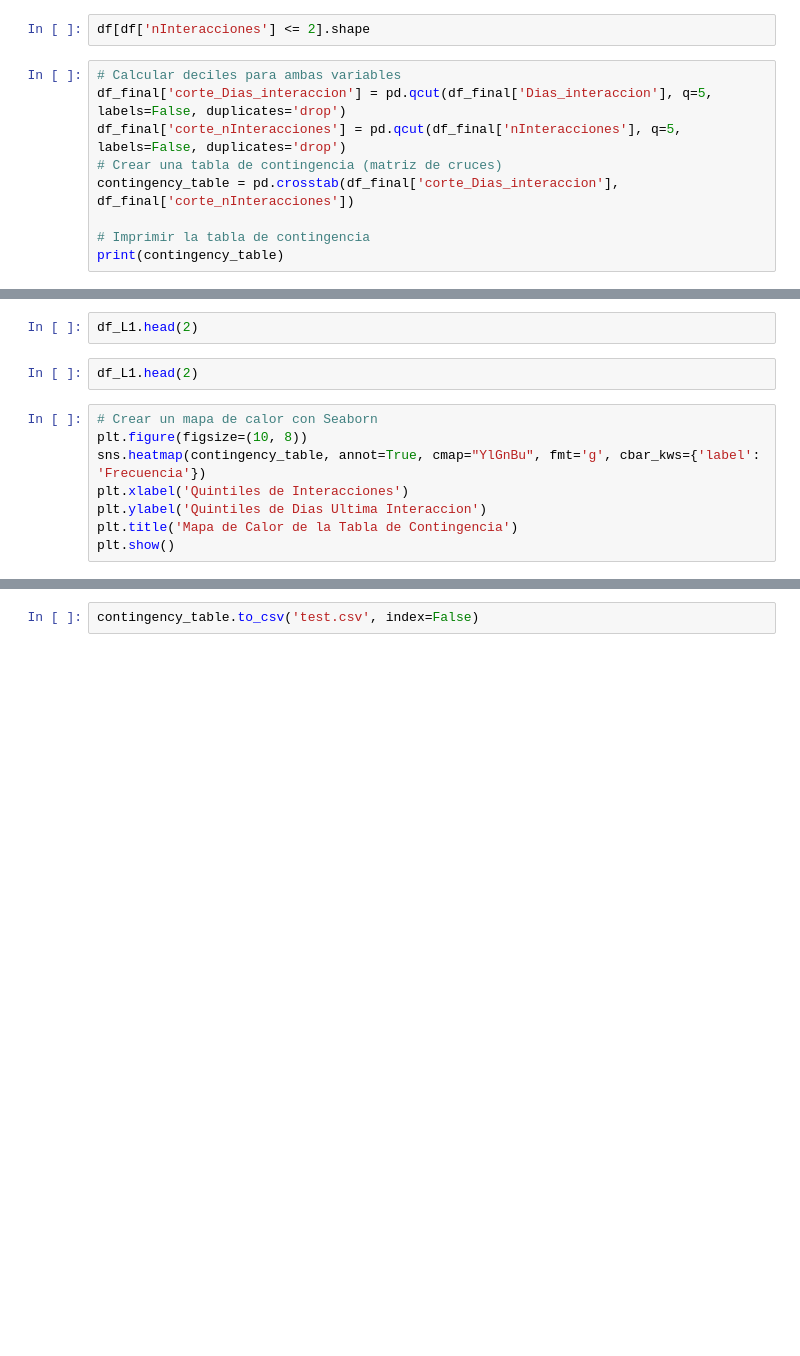
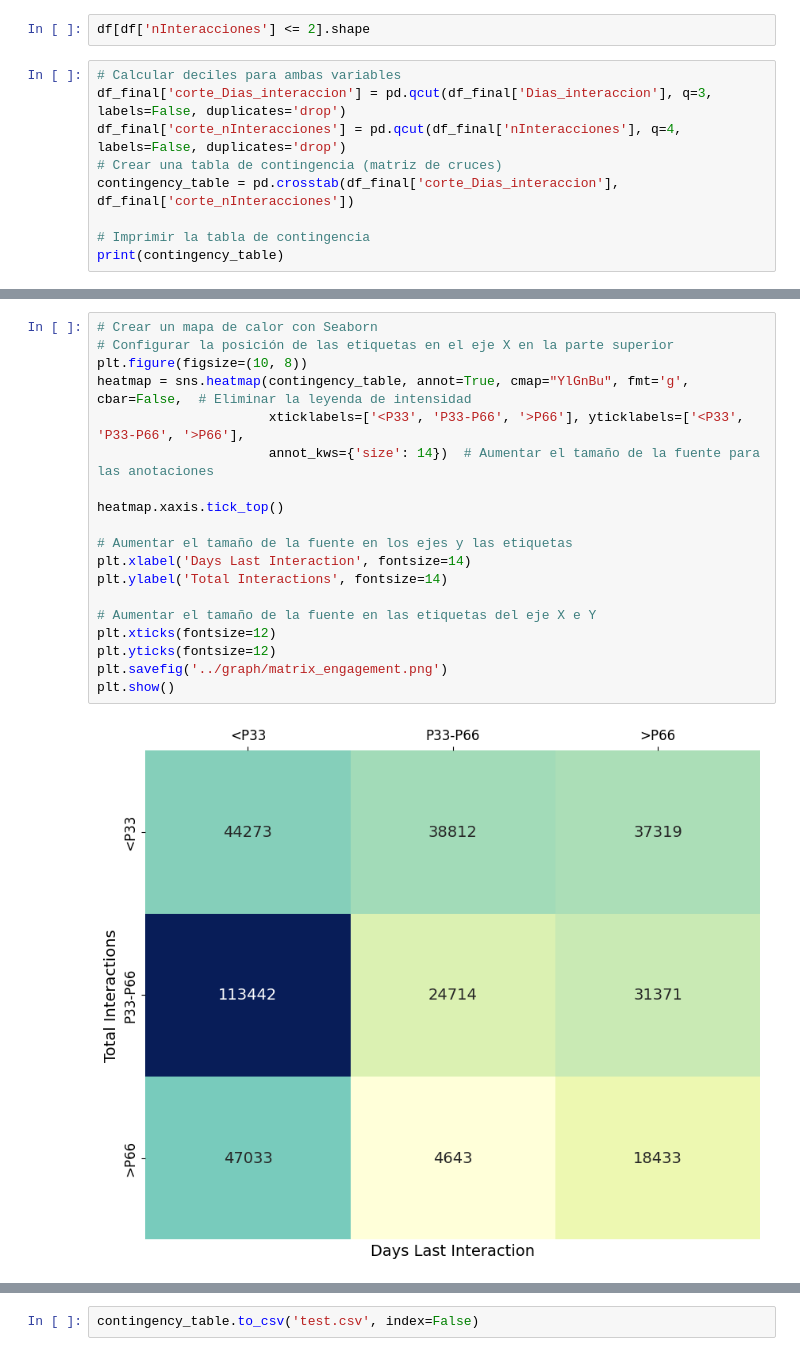
Before and after one commit to ju4nsepulveda/brand_lovers, a Jupyter notebook: nb/histogramas.ipynb, the cells around one changed output, grey strips where cells are left out. Drawn from its saved outputs; the diff is of its cells as text; blank space fills up the shorter version.

```diff
--- a/nb/histogramas.ipynb
+++ b/nb/histogramas.ipynb
@@ -154,8 +166,8 @@ df.shape
 df[df['nInteracciones'] <= 2].shape
 # %%
 # Calcular deciles para ambas variables
-df_final['corte_Dias_interaccion'] = pd.qcut(df_final['Dias_interaccion'], q=5, labels=False, duplicates='drop')
-df_final['corte_nInteracciones'] = pd.qcut(df_final['nInteracciones'], q=5, labels=False, duplicates='drop')
+df_final['corte_Dias_interaccion'] = pd.qcut(df_final['Dias_interaccion'], q=3, labels=False, duplicates='drop')
+df_final['corte_nInteracciones'] = pd.qcut(df_final['nInteracciones'], q=4, labels=False, duplicates='drop')
 # Crear una tabla de contingencia (matriz de cruces)
 contingency_table = pd.crosstab(df_final['corte_Dias_interaccion'], df_final['corte_nInteracciones'])
 
@@ -166,15 +190,24 @@ df_final.head()
-# %%
-df_L1.head(2)
-# %%
-df_L1.head(2)
-# %%
-# Crear un mapa de calor con Seaborn
-plt.figure(figsize=(10, 8))
-sns.heatmap(contingency_table, annot=True, cmap="YlGnBu", fmt='g', cbar_kws={'label': 'Frecuencia'})
-plt.xlabel('Quintiles de Interacciones')
-plt.ylabel('Quintiles de Dias Ultima Interaccion')
-plt.title('Mapa de Calor de la Tabla de Contingencia')
-plt.show()
+# %%
+# Crear un mapa de calor con Seaborn
+# Configurar la posición de las etiquetas en el eje X en la parte superior
+plt.figure(figsize=(10, 8))
+heatmap = sns.heatmap(contingency_table, annot=True, cmap="YlGnBu", fmt='g', cbar=False,  # Eliminar la leyenda de intensidad
+                      xticklabels=['<P33', 'P33-P66', '>P66'], yticklabels=['<P33', 'P33-P66', '>P66'],
+                      annot_kws={'size': 14})  # Aumentar el tamaño de la fuente para las anotaciones
+
+heatmap.xaxis.tick_top()
+
+# Aumentar el tamaño de la fuente en los ejes y las etiquetas
+plt.xlabel('Days Last Interaction', fontsize=14)
+plt.ylabel('Total Interactions', fontsize=14)
+
+# Aumentar el tamaño de la fuente en las etiquetas del eje X e Y
+plt.xticks(fontsize=12)
+plt.yticks(fontsize=12)
+plt.savefig('../graph/matrix_engagement.png')
+plt.show()
+# %% [output]
+[figure, added]
 # %%
 # Llama a la función con el nombre de tu archivo SQL
 df_L1 = consulta_archivo('tada_total')
```
Also changed, not shown: parts of 25 cells of this notebook.
